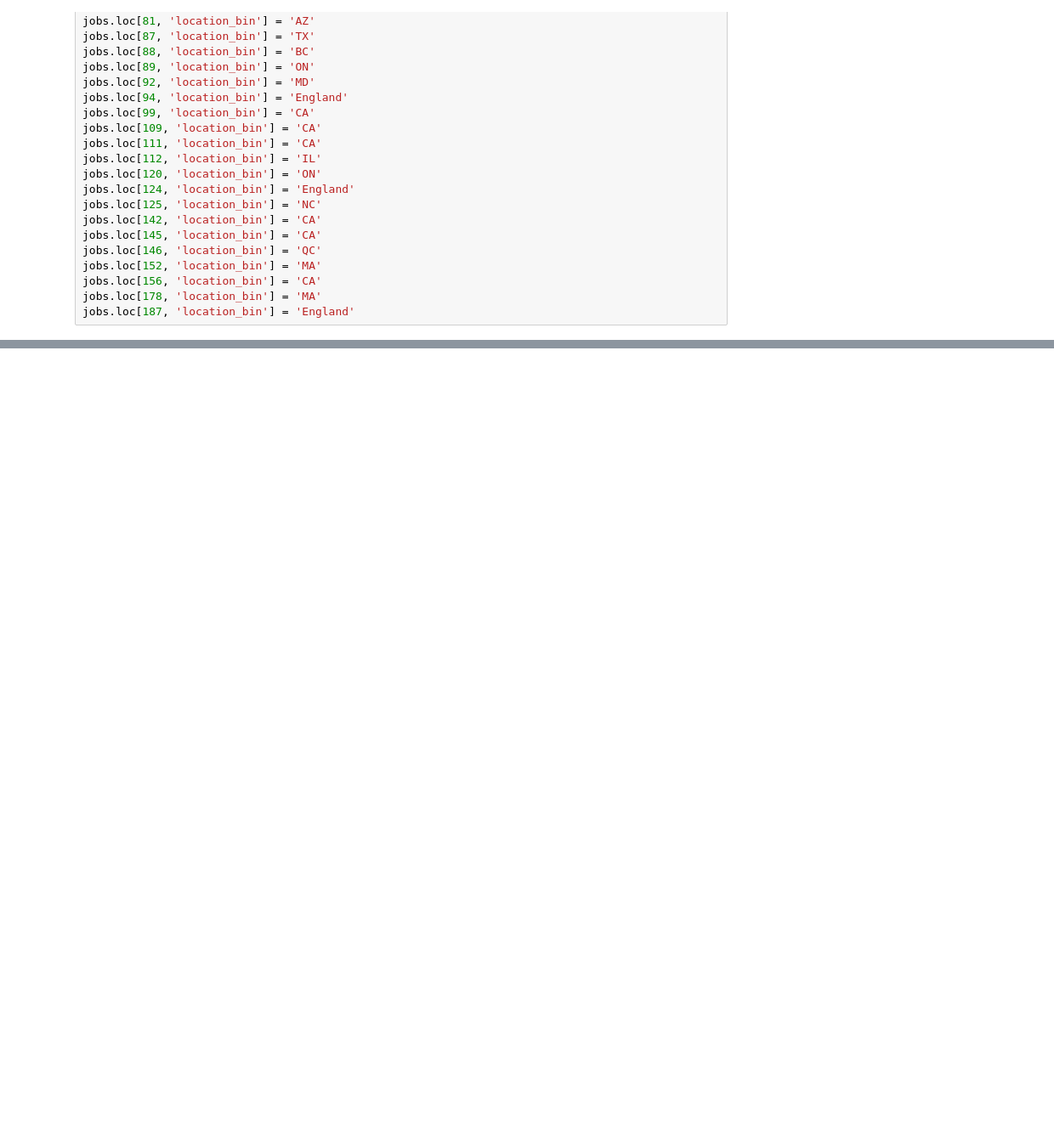
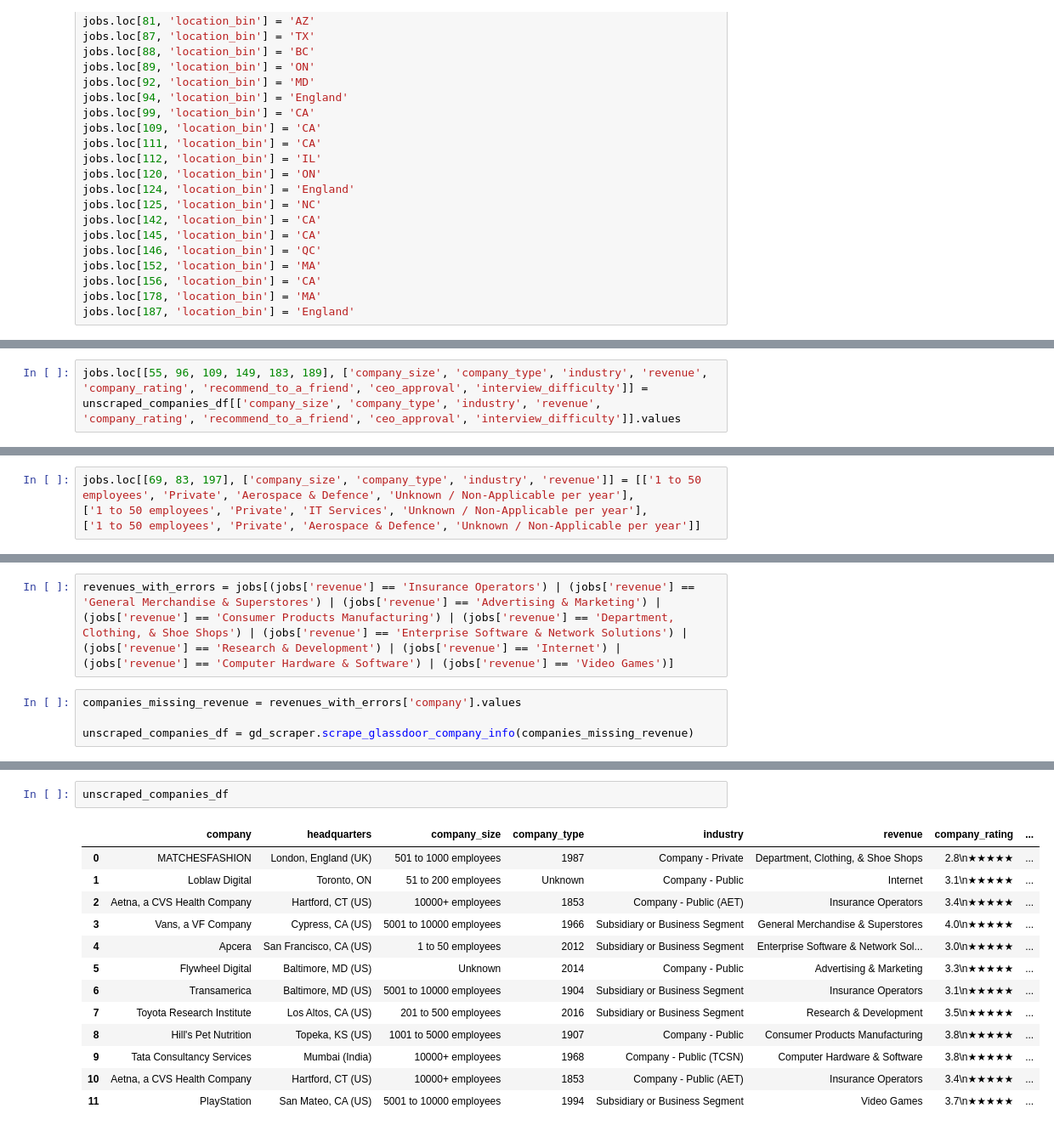
Before and after one commit to Harpreet-Paul/ds-job-salary-predictor, a Jupyter notebook: predicting ds job salaries/cleaning_data.ipynb, the cells around one changed output, grey strips where cells are left out. Shown: that part at 85% size. Saved outputs shown, nothing was run; the diff lists cells and outputs as text; blank space fills up the shorter version.

```diff
--- a/predicting ds job salaries/cleaning_data.ipynb
+++ b/predicting ds job salaries/cleaning_data.ipynb
@@ -416,0 +414,2 @@ TypeError: 'builtin_function_or_method' object is not subscriptable
+# %%
+jobs.loc[[55, 96, 109, 149, 183, 189], ['company_size', 'company_type', 'industry', 'revenue', 'company_rating', 'recommend_to_a_friend', 'ceo_approval', 'interview_difficulty']] = unscraped_companies_df[['company_size', 'company_type', 'industry', 'revenue', 'company_rating', 'recommend_to_a_friend', 'ceo_approval', 'interview_difficulty']].values
@@ -416,0 +423,4 @@ TypeError: 'builtin_function_or_method' object is not subscriptable
+# %%
+jobs.loc[[69, 83, 197], ['company_size', 'company_type', 'industry', 'revenue']] = [['1 to 50 employees', 'Private', 'Aerospace & Defence', 'Unknown / Non-Applicable per year'],
+['1 to 50 employees', 'Private', 'IT Services', 'Unknown / Non-Applicable per year'],
+['1 to 50 employees', 'Private', 'Aerospace & Defence', 'Unknown / Non-Applicable per year']]
@@ -416,0 +458,6 @@ TypeError: 'builtin_function_or_method' object is not subscriptable
+# %%
+revenues_with_errors = jobs[(jobs['revenue'] == 'Insurance Operators') | (jobs['revenue'] == 'General Merchandise & Superstores') | (jobs['revenue'] == 'Advertising & Marketing') | (jobs['revenue'] == 'Consumer Products Manufacturing') | (jobs['revenue'] == 'Department, Clothing, & Shoe Shops') | (jobs['revenue'] == 'Enterprise Software & Network Solutions') | (jobs['revenue'] == 'Research & Development') | (jobs['revenue'] == 'Internet') | (jobs['revenue'] == 'Computer Hardware & Software') | (jobs['revenue'] == 'Video Games')]
+# %%
+companies_missing_revenue = revenues_with_errors['company'].values
+
+unscraped_companies_df = gd_scraper.scrape_glassdoor_company_info(companies_missing_revenue)
@@ -416,0 +493,16 @@ TypeError: 'builtin_function_or_method' object is not subscriptable
+# %%
+unscraped_companies_df
+# %% [output]
+|  | company | headquarters | company_size | company_type | industry | revenue | company_rating | ... |
+| 0 | MATCHESFASHION | London, England (UK) | 501 to 1000 employees | 1987 | Company - Private | Department, Clothing, & Shoe Shops | 2.8\n★★★★★ | ... |
+| 1 | Loblaw Digital | Toronto, ON | 51 to 200 employees | Unknown | Company - Public | Internet | 3.1\n★★★★★ | ... |
+| 2 | Aetna, a CVS Health Company | Hartford, CT (US) | 10000+ employees | 1853 | Company - Public (AET) | Insurance Operators | 3.4\n★★★★★ | ... |
+| 3 | Vans, a VF Company | Cypress, CA (US) | 5001 to 10000 employees | 1966 | Subsidiary or Business Segment | General Merchandise & Superstores | 4.0\n★★★★★ | ... |
+| 4 | Apcera | San Francisco, CA (US) | 1 to 50 employees | 2012 | Subsidiary or Business Segment | Enterprise Software & Network Sol... | 3.0\n★★★★★ | ... |
+| 5 | Flywheel Digital | Baltimore, MD (US) | Unknown | 2014 | Company - Public | Advertising & Marketing | 3.3\n★★★★★ | ... |
+| 6 | Transamerica | Baltimore, MD (US) | 5001 to 10000 employees | 1904 | Subsidiary or Business Segment | Insurance Operators | 3.1\n★★★★★ | ... |
+| 7 | Toyota Research Institute | Los Altos, CA (US) | 201 to 500 employees | 2016 | Subsidiary or Business Segment | Research & Development | 3.5\n★★★★★ | ... |
+| 8 | Hill's Pet Nutrition | Topeka, KS (US) | 1001 to 5000 employees | 1907 | Company - Public | Consumer Products Manufacturing | 3.8\n★★★★★ | ... |
+| 9 | Tata Consultancy Services | Mumbai (India) | 10000+ employees | 1968 | Company - Public (TCSN) | Computer Hardware & Software | 3.8\n★★★★★ | ... |
+| 10 | Aetna, a CVS Health Company | Hartford, CT (US) | 10000+ employees | 1853 | Company - Public (AET) | Insurance Operators | 3.4\n★★★★★ | ... |
+| 11 | PlayStation | San Mateo, CA (US) | 5001 to 10000 employees | 1994 | Subsidiary or Business Segment | Video Games | 3.7\n★★★★★ | ... |
```
Also changed, not shown: parts of 132 cells of this notebook, 5 other files.
